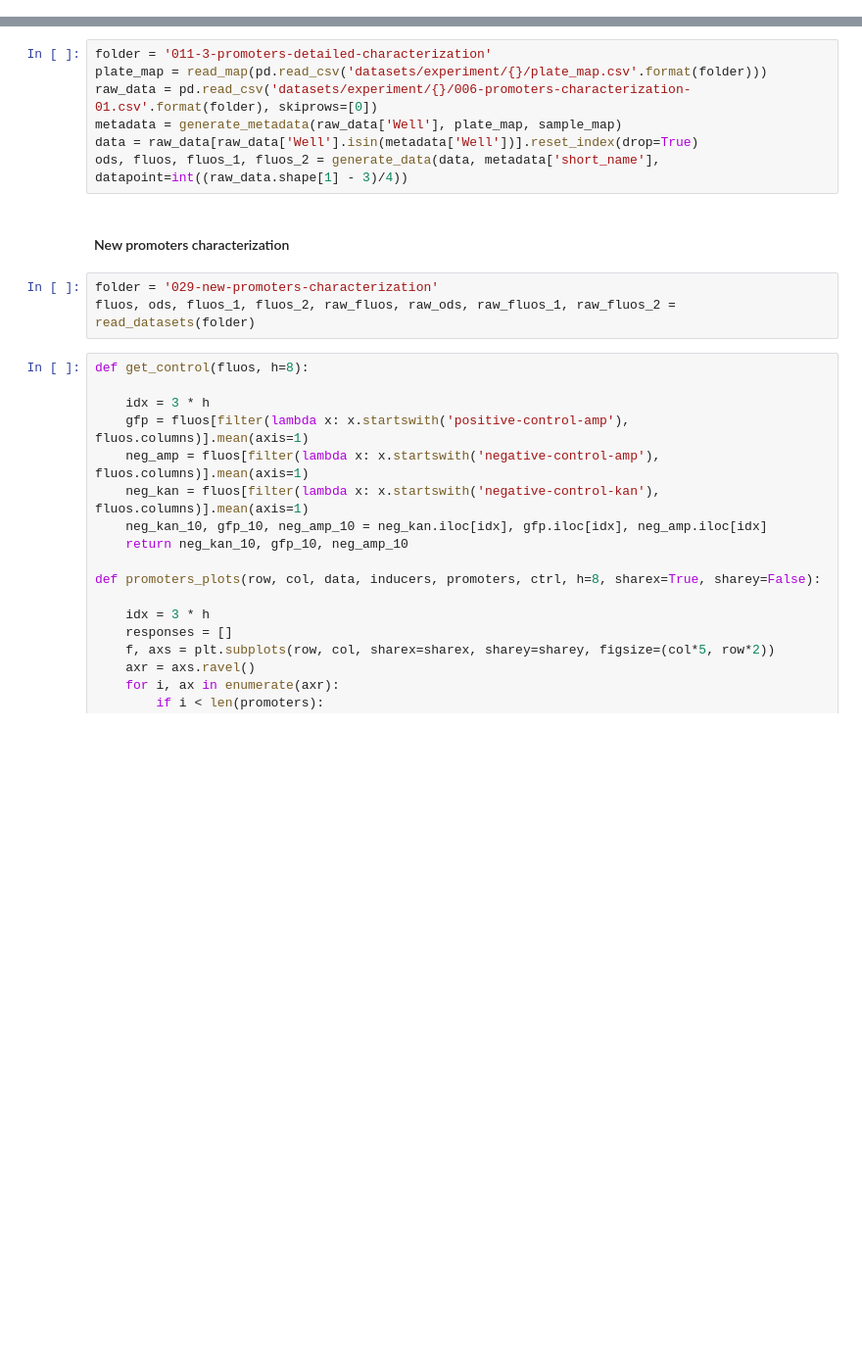
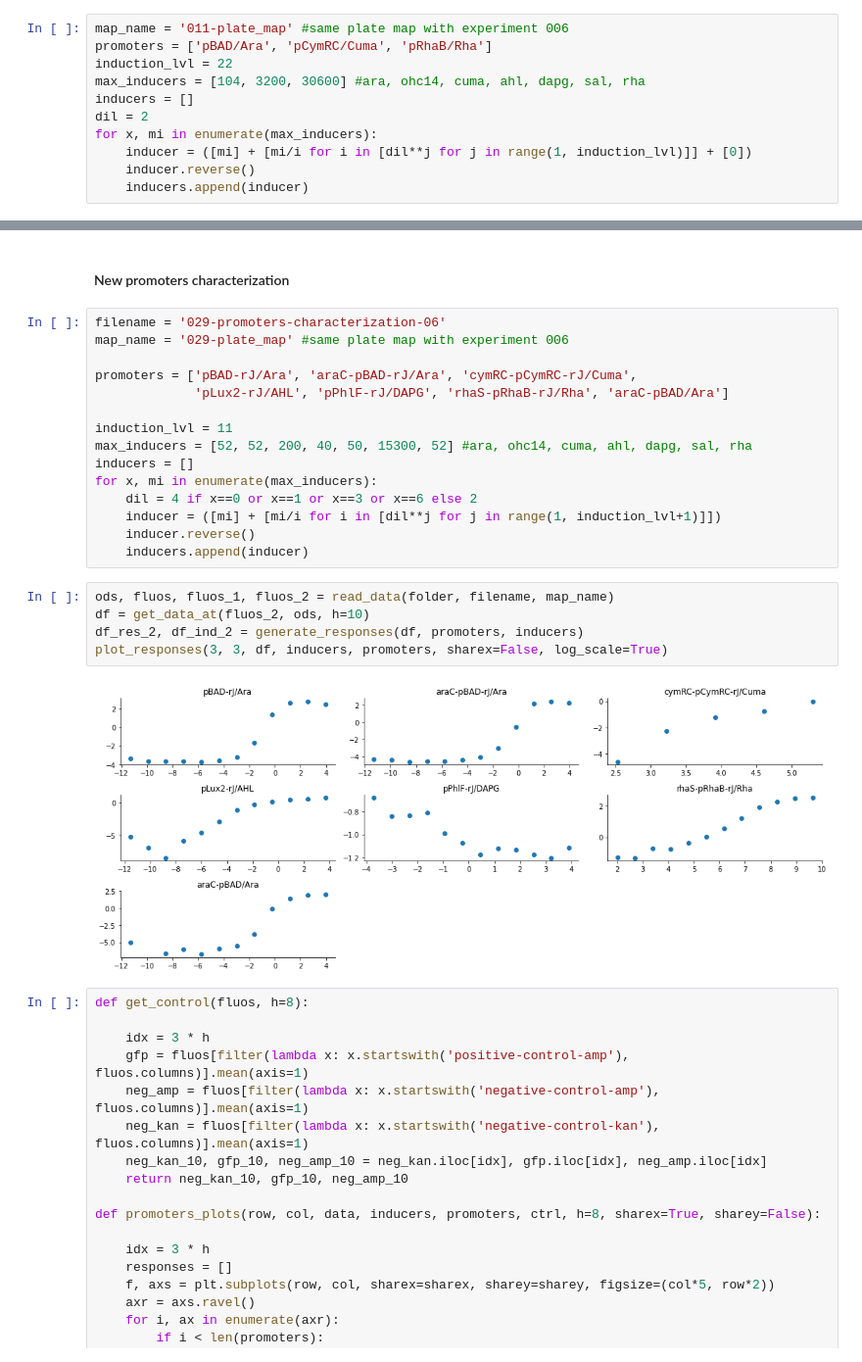
Before and after one commit to rmardian/intein-based-circuits, a Jupyter notebook: Promoters Characterization.ipynb, the cells around one changed output, grey strips where cells are left out. Shown at 98% size. Cells and saved outputs as stored; diff of their text form; blank space fills up the shorter version.

```diff
--- a/Promoters Characterization.ipynb
+++ b/Promoters Characterization.ipynb
@@ -170,0 +216,11 @@ plot_responses(3, 3, df, inducers, promoters, sharex=False)
+# %%
+map_name = '011-plate_map' #same plate map with experiment 006
+promoters = ['pBAD/Ara', 'pCymRC/Cuma', 'pRhaB/Rha']
+induction_lvl = 22
+max_inducers = [104, 3200, 30600] #ara, ohc14, cuma, ahl, dapg, sal, rha
+inducers = []
+dil = 2
+for x, mi in enumerate(max_inducers):
+    inducer = ([mi] + [mi/i for i in [dil**j for j in range(1, induction_lvl)]] + [0])
+    inducer.reverse()
+    inducers.append(inducer)
@@ -213,17 +269,29 @@ df_res, df_ind = promoters_plots(3, 3, fluos_2, inducers, promoters, 10, sharex=
 # %% [output]
 [figure]
-# %%
-folder = '011-3-promoters-detailed-characterization'
-plate_map = read_map(pd.read_csv('datasets/experiment/{}/plate_map.csv'.format(folder)))
-raw_data = pd.read_csv('datasets/experiment/{}/006-promoters-characterization-01.csv'.format(folder), skiprows=[0])
-metadata = generate_metadata(raw_data['Well'], plate_map, sample_map)
-data = raw_data[raw_data['Well'].isin(metadata['Well'])].reset_index(drop=True)
-ods, fluos, fluos_1, fluos_2 = generate_data(data, metadata['short_name'], datapoint=int((raw_data.shape[1] - 3)/4))
 # %% [markdown]
 #### New promoters characterization
+# %%
+filename = '029-promoters-characterization-06'
+map_name = '029-plate_map' #same plate map with experiment 006
+
+promoters = ['pBAD-rJ/Ara', 'araC-pBAD-rJ/Ara', 'cymRC-pCymRC-rJ/Cuma',
+             'pLux2-rJ/AHL', 'pPhlF-rJ/DAPG', 'rhaS-pRhaB-rJ/Rha', 'araC-pBAD/Ara']
+
+induction_lvl = 11
+max_inducers = [52, 52, 200, 40, 50, 15300, 52] #ara, ohc14, cuma, ahl, dapg, sal, rha
+inducers = []
+for x, mi in enumerate(max_inducers):
+    dil = 4 if x==0 or x==1 or x==3 or x==6 else 2
+    inducer = ([mi] + [mi/i for i in [dil**j for j in range(1, induction_lvl+1)]])
+    inducer.reverse()
+    inducers.append(inducer)
 # %%
-folder = '029-new-promoters-characterization'
-fluos, ods, fluos_1, fluos_2, raw_fluos, raw_ods, raw_fluos_1, raw_fluos_2 = read_datasets(folder)
+ods, fluos, fluos_1, fluos_2 = read_data(folder, filename, map_name)
+df = get_data_at(fluos_2, ods, h=10)
+df_res_2, df_ind_2 = generate_responses(df, promoters, inducers)
+plot_responses(3, 3, df, inducers, promoters, sharex=False, log_scale=True)
+# %% [output]
+[figure, added]
 # %%
 def get_control(fluos, h=8):
 
```
Also changed, not shown: parts of 10 cells of this notebook, 18 other files.
